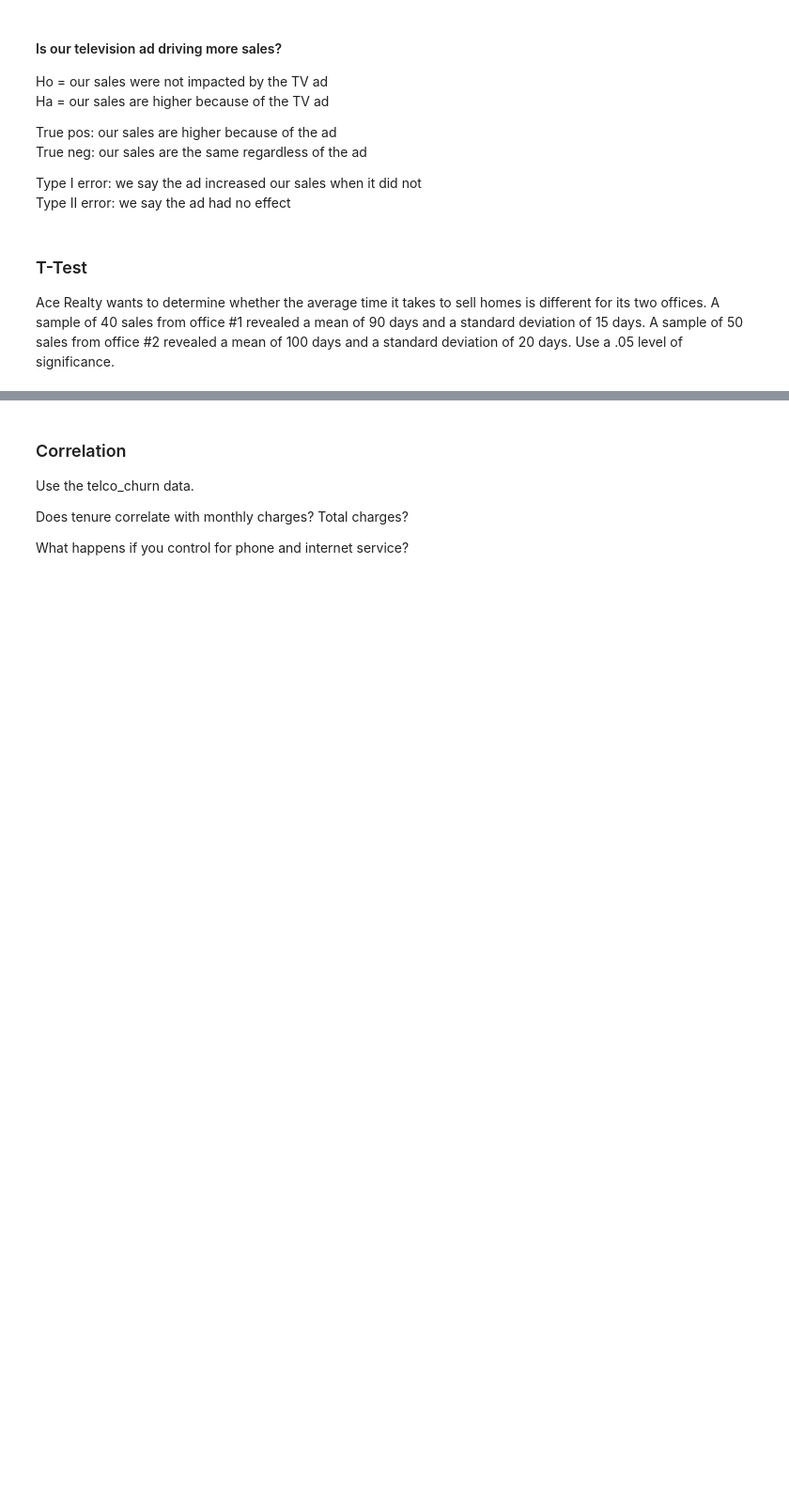
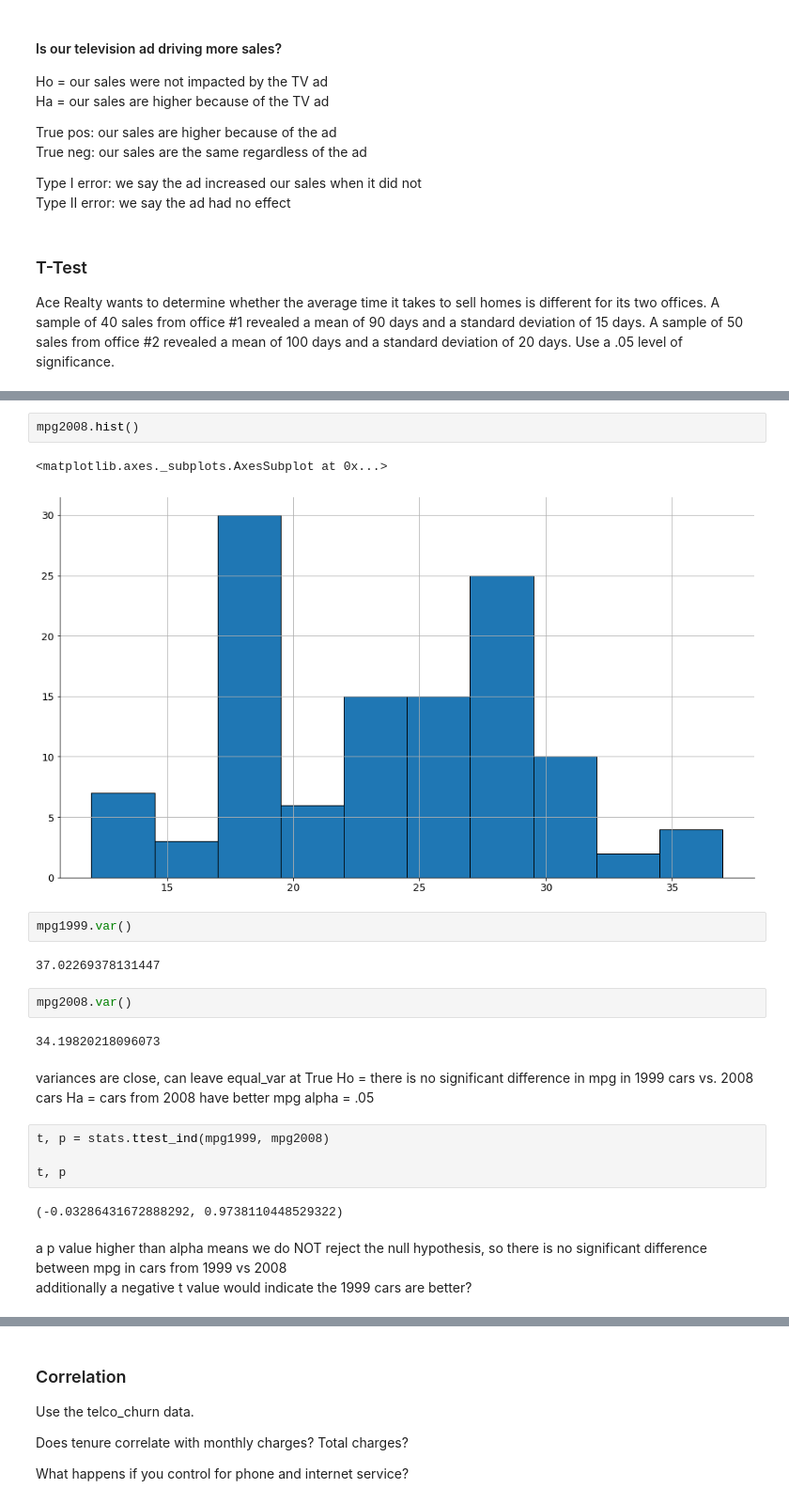
Before and after one commit to RyvynYoung/statistics-exercises, a Jupyter notebook: hypothesis_testing.ipynb, the cells around one changed output, grey strips where cells are left out. Shown: that part at 94% size. Cells and saved outputs as stored; diff of their text form; blank space fills up the shorter version.

```diff
--- a/hypothesis_testing.ipynb
+++ b/hypothesis_testing.ipynb
@@ -245,0 +327,27 @@ Do manual cars get better gas mileage than automatic cars?
+# %%
+mpg2008.hist()
+# %% [output]
+<matplotlib.axes._subplots.AxesSubplot at 0x...>
+[figure, added]
+# %%
+mpg1999.var()
+# %% [output]
+37.02269378131447
+# %%
+mpg2008.var()
+# %% [output]
+34.19820218096073
+# %% [markdown]
+variances are close, can leave equal_var at True
+Ho = there is no significant difference in mpg in 1999 cars vs. 2008 cars
+Ha = cars from 2008 have better mpg
+alpha = .05
+# %%
+t, p = stats.ttest_ind(mpg1999, mpg2008)
+
+t, p
+# %% [output]
+(-0.03286431672888292, 0.9738110448529322)
+# %% [markdown]
+a p value higher than alpha means we do NOT reject the null hypothesis, so there is no significant difference between mpg in cars from 1999 vs 2008
+additionally a negative t value would indicate the 1999 cars are better?
```
Also changed, not shown: parts of 23 cells of this notebook.
